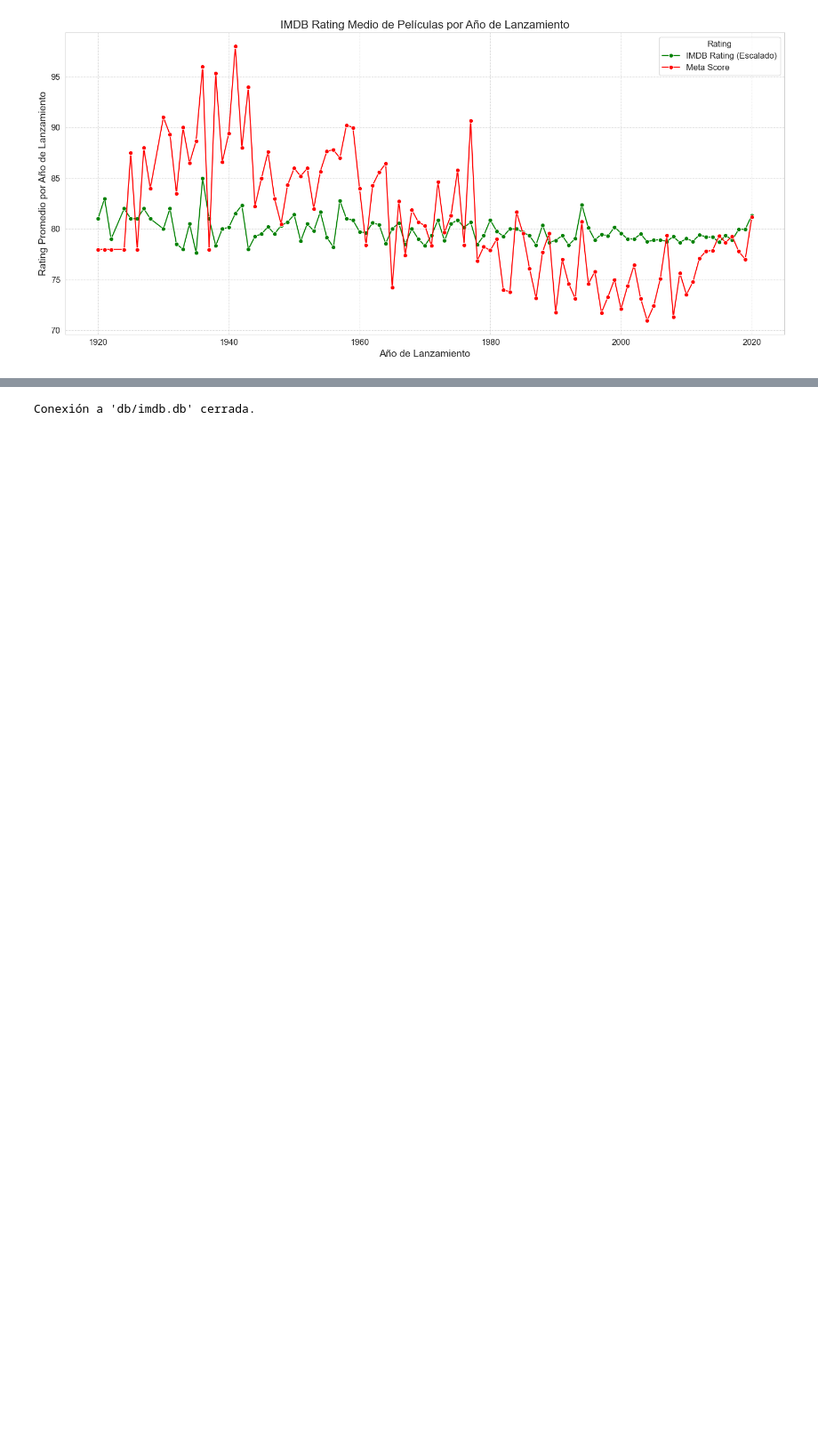
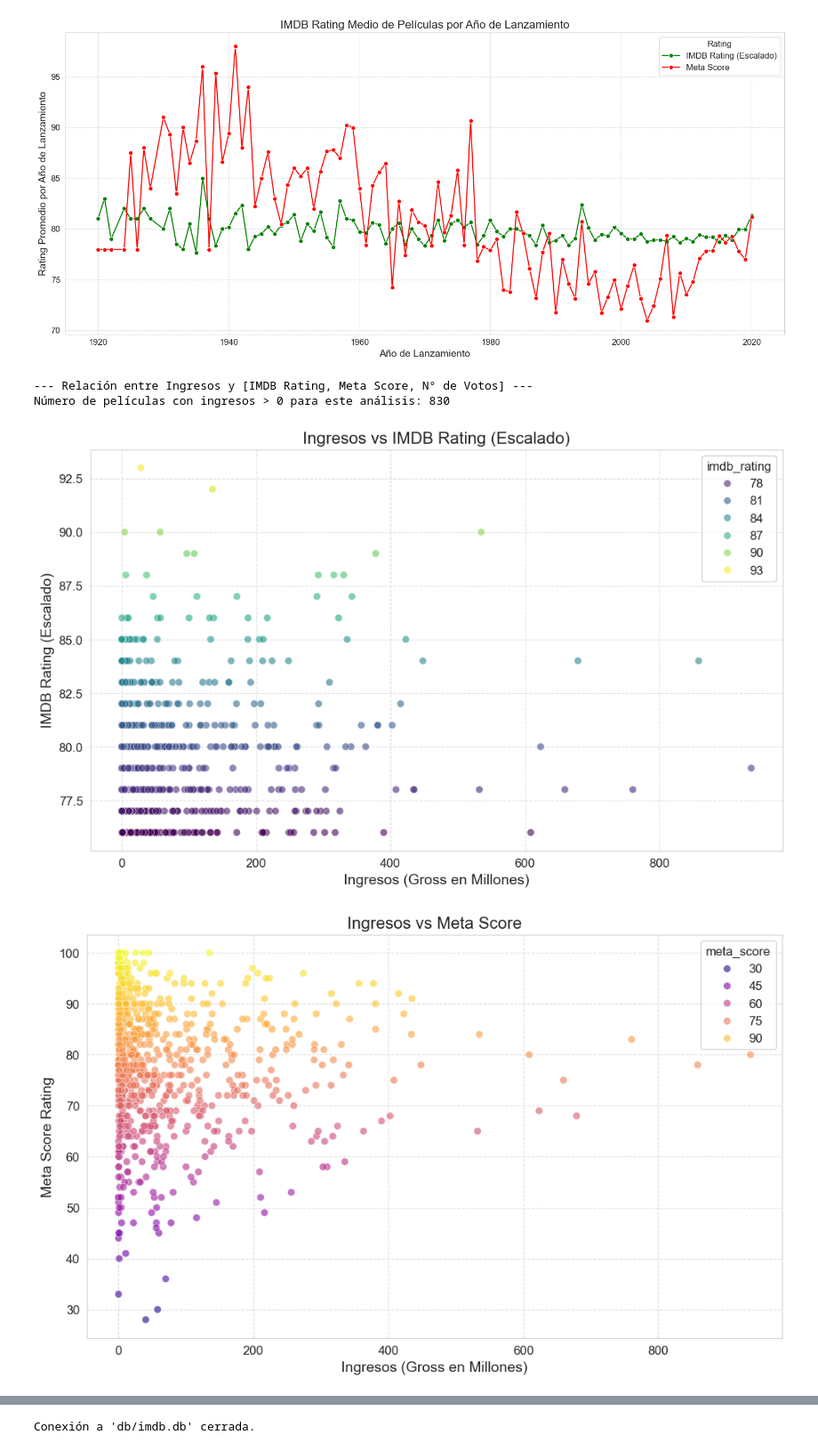
Before and after one commit to christianV1zcardo/Proyecto_IMDB_EDA, a Jupyter notebook: imdb_movies_eda.ipynb, the cells around one changed output, grey strips where cells are left out. Shown at 89% size. Cells and saved outputs as stored; diff of their text form; code cells hidden in the pictures; blank space fills up the shorter version.

Commit message:
Pregunta 5 Respondida

```diff
--- a/imdb_movies_eda.ipynb
+++ b/imdb_movies_eda.ipynb
@@ -363,3 +363,67 @@ except Exception as e:
 --- Analizando la distribución de los lanzamientos y ratings por año ---
 [figure]
 [figure]
+# %%
+# PREGUNTA 5: ¿Cuál es la relación entre los ingresos en taquilla y los ratings o el N° de votos?
+print("--- Relación entre Ingresos y [IMDB Rating, Meta Score, N° de Votos] ---")
+
+try:
+    # QUERY
+    sql_query_5_file_path = 'sql/gross_relationships.sql'
+    with open(sql_query_5_file_path, 'r') as file:
+        sql_q5 = file.read()
+    df_gross_rels = pd.read_sql_query(sql_q5, conn)
+
+
+    # TRANSFORMACIÓN DE DATOS
+    # Escalar IMDB a Metascore, mostrar ingresos en MM y N° of votes en Miles
+    df_gross_rels['imdb_rating'] *= 10
+    df_gross_rels['gross'] /= 1000000
+    df_gross_rels['no_of_votes'] /= 1000
+
+    # Mostrar las cantidad de películas con ingresos
+    print(f"Número de películas con ingresos > 0 para este análisis: {len(df_gross_rels)}")
+
+
+    # VISUALIZACIÓN
+    # Gráfico 1: Gross vs IMDB Rating
+    plt.figure(figsize=(12, 7))
+    sns.scatterplot(x='gross', y='imdb_rating', data=df_gross_rels, alpha=0.6, s=50,
+                    hue='imdb_rating', palette='viridis')
+    plt.title('Ingresos vs IMDB Rating (Escalado)')
+    plt.xlabel('Ingresos (Gross en Millones)')
+    plt.ylabel('IMDB Rating (Escalado)')
+    plt.grid(True, linestyle='--', alpha=0.6)
+    plt.show()
+
+    # Gráfico 2: Gross vs Meta_score
+    plt.figure(figsize=(12,7))
+    sns.scatterplot(x='gross', y='meta_score', data=df_gross_rels, alpha=0.6, s=50,
+                    hue='meta_score', palette='plasma')
+    plt.title('Ingresos vs Meta Score')
+    plt.xlabel('Ingresos (Gross en Millones)')
+    plt.ylabel('Meta Score Rating')
+    plt.grid(True, linestyle='--', alpha=0.6)
+    plt.show()
+
+    # Gráfico 3: Gross vs No_of_Votes
+    plt.figure(figsize=(12,7))
+    sns.scatterplot(x='gross', y='no_of_votes', data=df_gross_rels, alpha=0.6, s=50,
+                    hue='no_of_votes', palette='cividis')
+    plt.title('Ingresos vs N° de votos')
+    plt.xlabel('Ingresos (Gross en Millones)')
+    plt.ylabel('Recuento de Votos (en Miles)')
+    plt.ticklabel_format(style='plain', axis='y') # Para evitar notación científica
+    plt.grid(True, linestyle='--', alpha=0.6)
+    plt.show()
+
+
+except FileNotFoundError:
+    print(f"Error, no se encuentra el archivo SQL en la ruta: {sql_query_5_file_path}.")
+except Exception as e:
+    print(f"Error al ejecutar el archivo SQL o la visualización: {e}.")
+# %% [output]
+--- Relación entre Ingresos y [IMDB Rating, Meta Score, N° de Votos] ---
+Número de películas con ingresos > 0 para este análisis: 830
+[figure, added]
+[figure, added]
```
Also changed, not shown: parts of 1 cell of this notebook, 1 other file.
